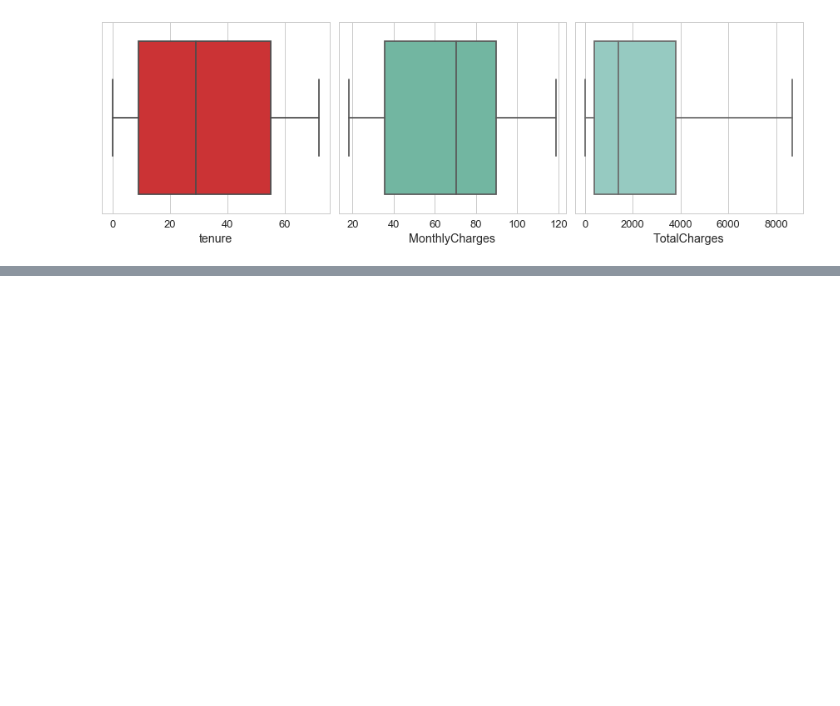
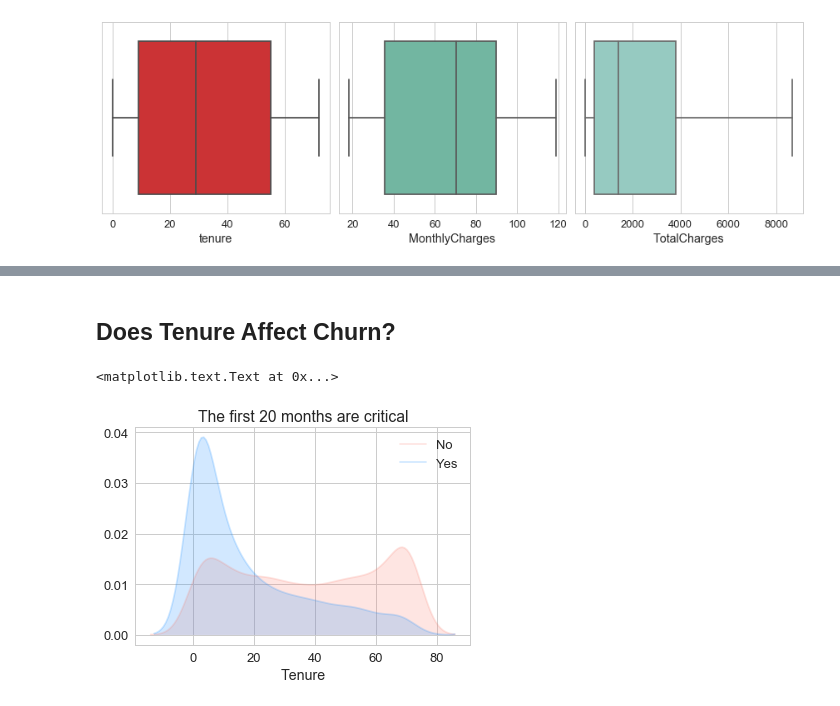
Before and after one commit to baiaooo/MLCourse, a Jupyter notebook: Notebooks/Telecom-Churn-Dataset.ipynb, the cells around one changed output, grey strips where cells are left out. Cells and saved outputs as stored; diff of their text form; code cells hidden in the pictures; blank space fills up the shorter version.

```diff
--- a/Notebooks/Telecom-Churn-Dataset.ipynb
+++ b/Notebooks/Telecom-Churn-Dataset.ipynb
@@ -506,0 +533,11 @@ plotFeatureHist('MonthlyCharges')
+# %% [markdown]
+## Does Tenure Affect Churn?
+# %%
+# Density Plot
+sns.kdeplot(df_churn.query("Churn == 'No'").tenure, shade=True, alpha=0.2, label='No', color='salmon')
+sns.kdeplot(df_churn.query("Churn == 'Yes'").tenure, shade=True, alpha=0.2, label='Yes', color='dodgerblue')
+plt.title('The first 20 months are critical')
+plt.xlabel('Tenure')
+# %% [output]
+<matplotlib.text.Text at 0x...>
+[figure, added]
```
Also changed, not shown: parts of 51 cells of this notebook, 14 other files.
